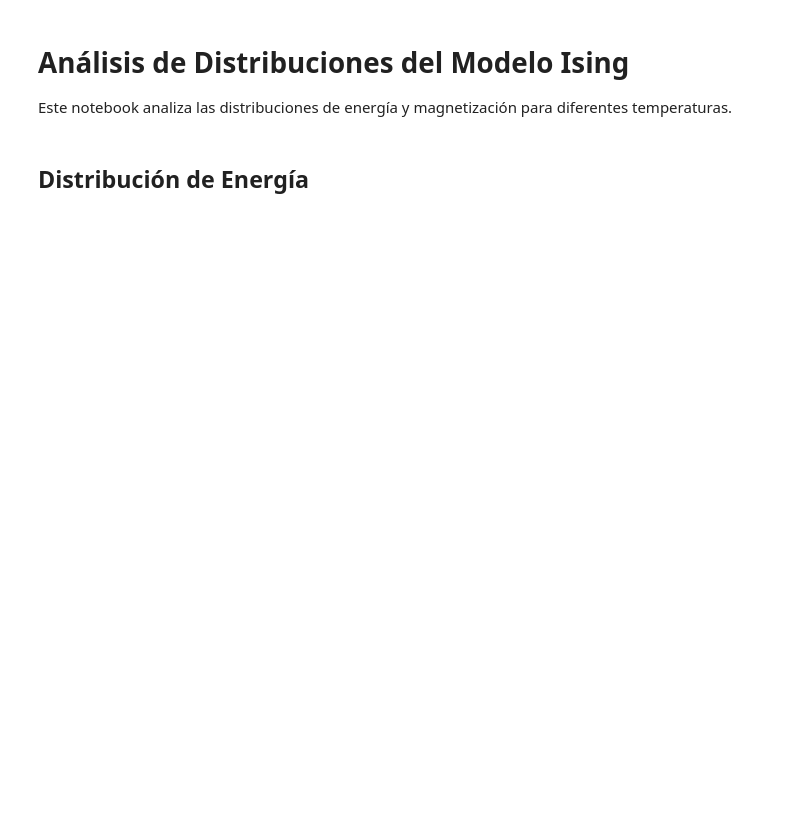
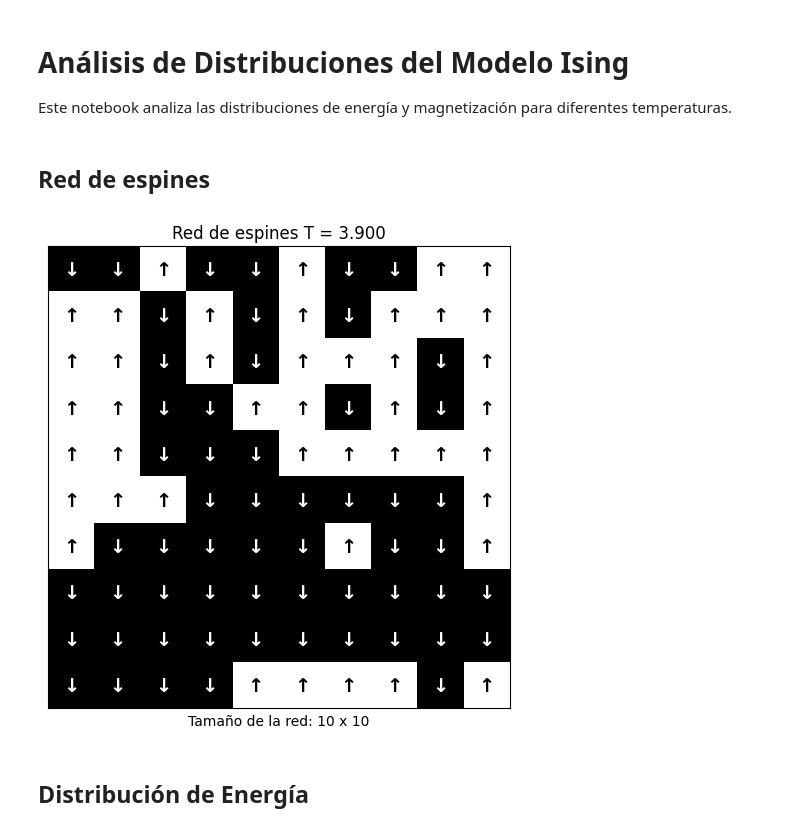
Before and after one commit to JD314/Ising-ML, a Jupyter notebook: Distribuciones.ipynb, the cells around one changed output. Cells and saved outputs as stored; diff of their text form; code cells hidden in the pictures; blank space fills up the shorter version.

```diff
--- a/Distribuciones.ipynb
+++ b/Distribuciones.ipynb
@@ -31,6 +33,12 @@ for file in os.listdir(folder):
         # Agregar objective_files para temperaturas objetivo
         if temp_match in T and file not in objective_files:
             objective_files.append(file)
+# %% [markdown]
+## Red de espines
+# %%
+read_ising_file('./data/data_10/ising_L10_T3.900_1.txt').plot_spin(103, spin_arrows=True)
+# %% [output]
+[figure, added]
 # %% [markdown]
 ## Distribución de Energía
 # %%
```
Also changed, not shown: parts of 5 cells of this notebook, 14 other files.
